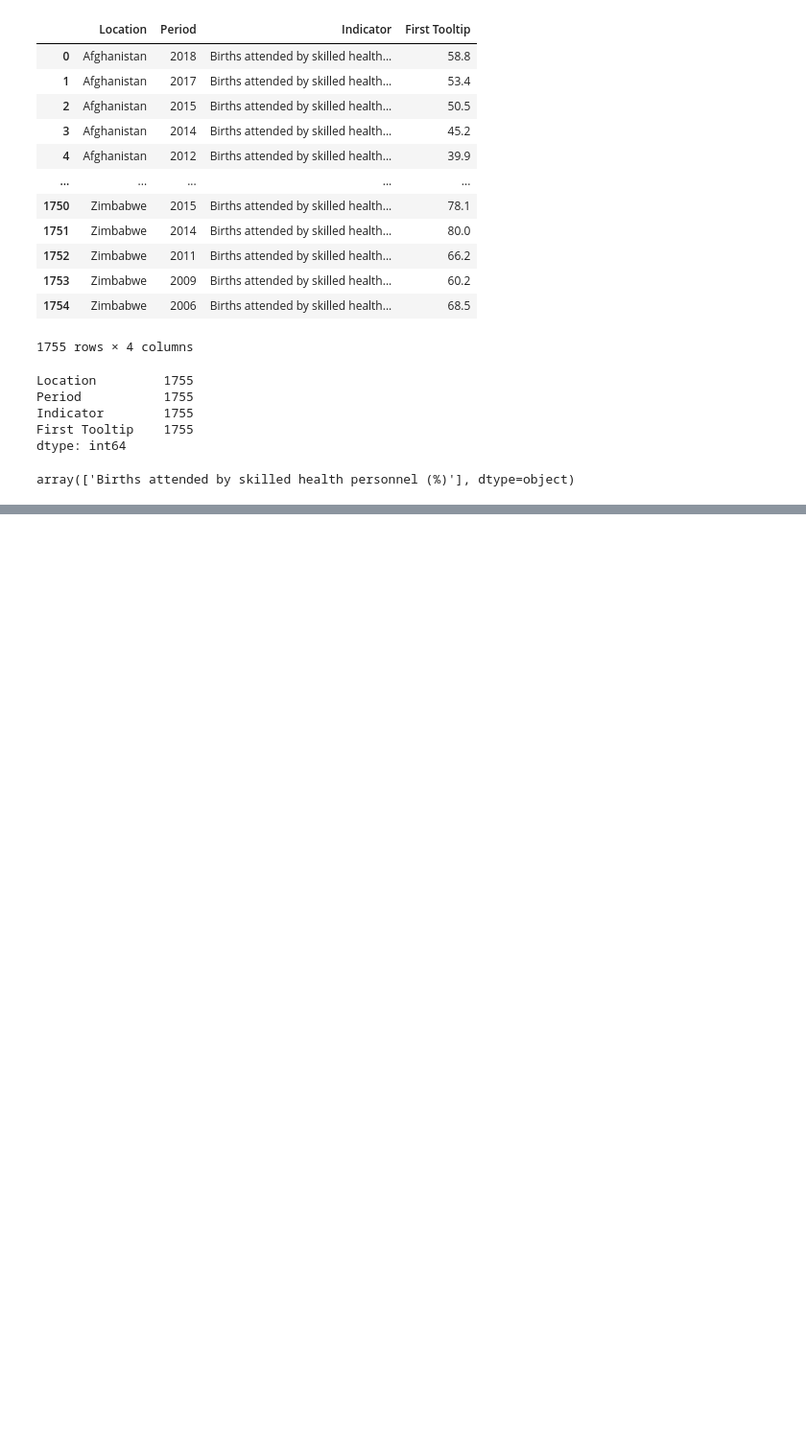
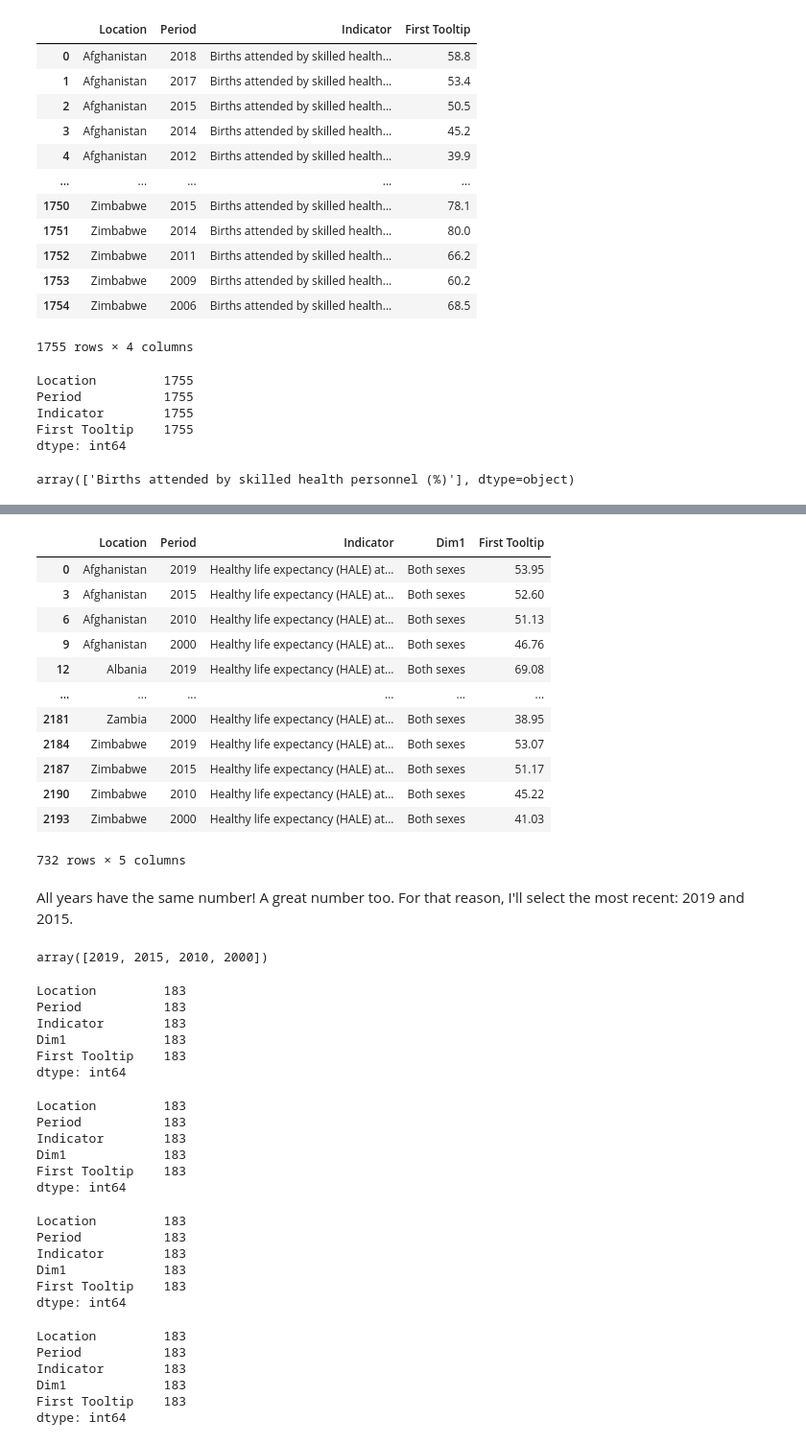
Before and after one commit to kwolf3/World_Health_Statistics_Project, a Jupyter notebook: Clean and Transform Data.ipynb, the cells around one changed output, grey strips where cells are left out. Shown at 96% size. Saved outputs shown, nothing was run; the diff lists cells and outputs as text; code cells hidden in the pictures; blank space fills up the shorter version.

```diff
--- a/Clean and Transform Data.ipynb
+++ b/Clean and Transform Data.ipynb
@@ -1457,0 +1978,59 @@ array(['Births attended by skilled health personnel (%)'], dtype=object)
+# %%
+hleb_bs = hleb_data[hleb_data['Dim1'] == "Both sexes"]
+hleb_bs
+# %% [output]
+|  | Location | Period | Indicator | Dim1 | First Tooltip |
+| 0 | Afghanistan | 2019 | Healthy life expectancy (HALE) at... | Both sexes | 53.95 |
+| 3 | Afghanistan | 2015 | Healthy life expectancy (HALE) at... | Both sexes | 52.60 |
+| 6 | Afghanistan | 2010 | Healthy life expectancy (HALE) at... | Both sexes | 51.13 |
+| 9 | Afghanistan | 2000 | Healthy life expectancy (HALE) at... | Both sexes | 46.76 |
+| 12 | Albania | 2019 | Healthy life expectancy (HALE) at... | Both sexes | 69.08 |
+| ... | ... | ... | ... | ... | ... |
+| 2181 | Zambia | 2000 | Healthy life expectancy (HALE) at... | Both sexes | 38.95 |
+| 2184 | Zimbabwe | 2019 | Healthy life expectancy (HALE) at... | Both sexes | 53.07 |
+| 2187 | Zimbabwe | 2015 | Healthy life expectancy (HALE) at... | Both sexes | 51.17 |
+| 2190 | Zimbabwe | 2010 | Healthy life expectancy (HALE) at... | Both sexes | 45.22 |
+| 2193 | Zimbabwe | 2000 | Healthy life expectancy (HALE) at... | Both sexes | 41.03 |
+732 rows × 5 columns
+# %% [markdown]
+All years have the same number! A great number too. For that reason, I'll select the most recent: 2019 and 2015.
+# %%
+hleb_bs['Period'].unique()
+# %% [output]
+array([2019, 2015, 2010, 2000])
+# %%
+hleb_bs[hleb_bs['Period'] == 2019].count()
+# %% [output]
+Location         183
+Period           183
+Indicator        183
+Dim1             183
+First Tooltip    183
+dtype: int64
+# %%
+hleb_bs[hleb_bs['Period'] == 2015].count()
+# %% [output]
+Location         183
+Period           183
+Indicator        183
+Dim1             183
+First Tooltip    183
+dtype: int64
+# %%
+hleb_bs[hleb_bs['Period'] == 2010].count()
+# %% [output]
+Location         183
+Period           183
+Indicator        183
+Dim1             183
+First Tooltip    183
+dtype: int64
+# %%
+hleb_bs[hleb_bs['Period'] == 2000].count()
+# %% [output]
+Location         183
+Period           183
+Indicator        183
+Dim1             183
+First Tooltip    183
+dtype: int64
```
Also changed, not shown: parts of 112 cells of this notebook.
